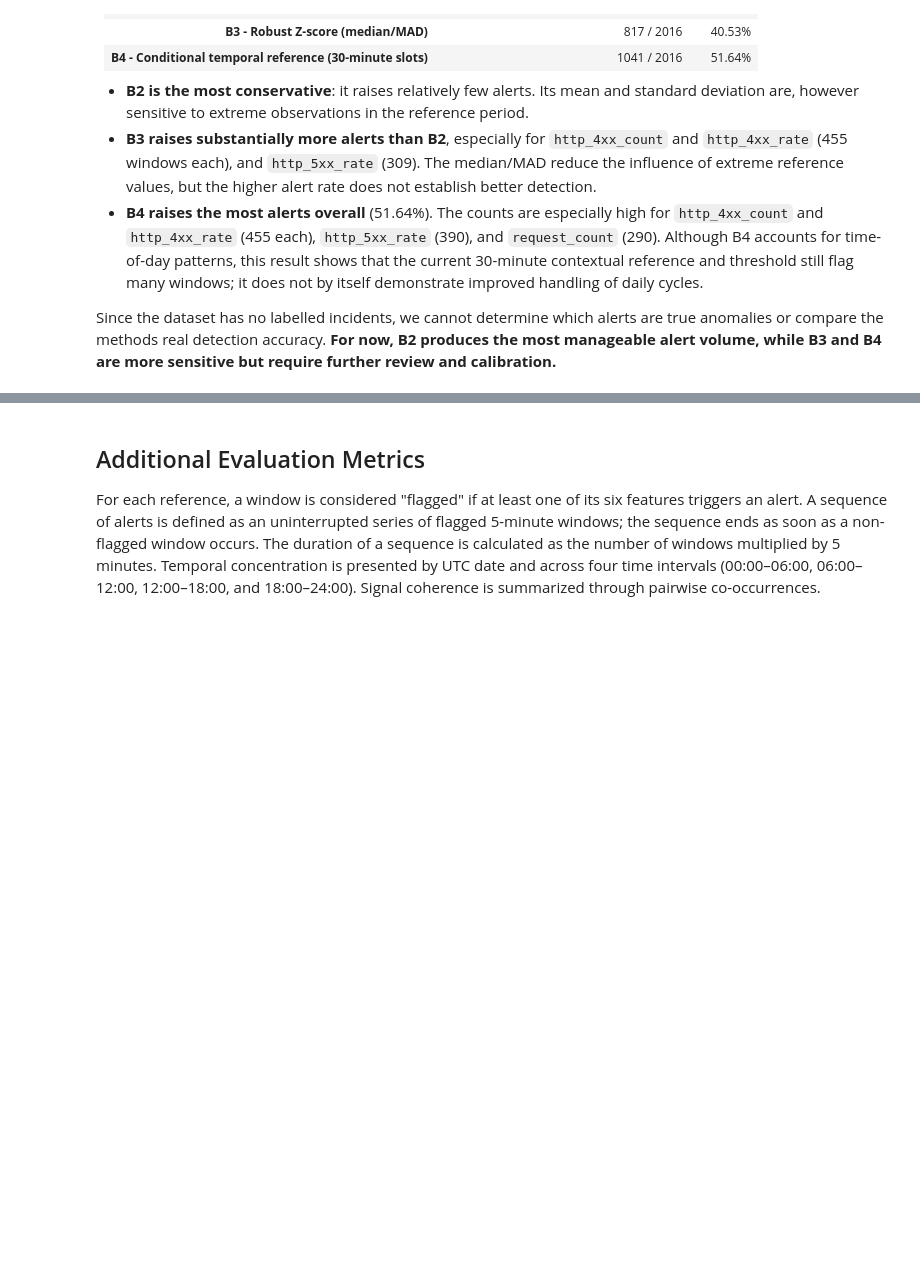
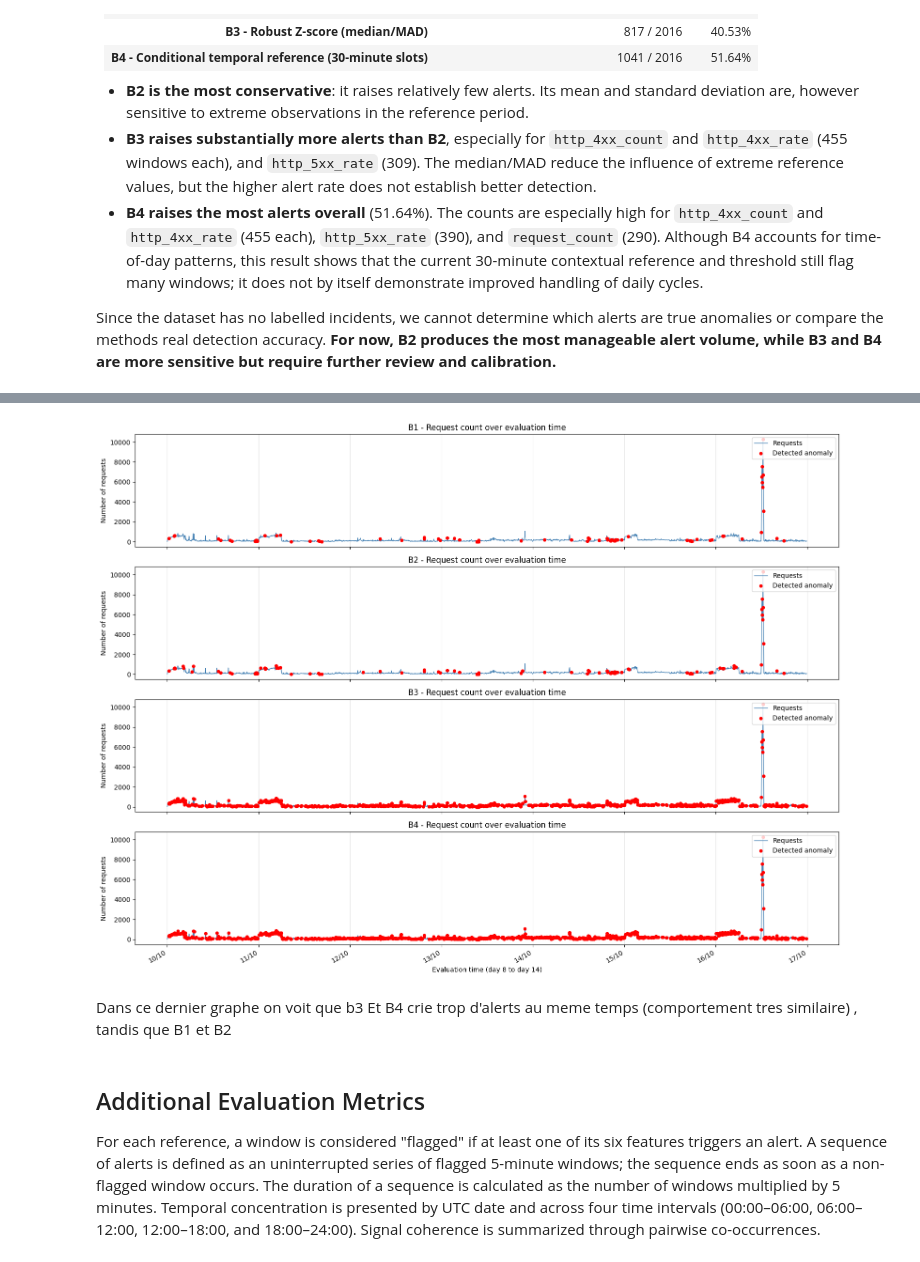
Before and after one commit to astrolabsoftware/fink-api-anomaly-detection, a Jupyter notebook: notebooks/04_baselines_evaluation.ipynb, the cells around one changed output, grey strips where cells are left out. Saved outputs shown, nothing was run; the diff lists cells and outputs as text; code cells hidden in the pictures; blank space fills up the shorter version.

```diff
--- a/notebooks/04_baselines_evaluation.ipynb
+++ b/notebooks/04_baselines_evaluation.ipynb
@@ -175,12 +187,12 @@ The absolute Z-score is calculated using the mean and population standard deviat
 
 **Temporal split (not random):** The first **50% of the chronological windows (days 1-7)** form the reference period, and the **last 50% (days 8-14)** form the evaluation period. Statistics are calculated exclusively on the reference period and then applied to the evaluation period.
 # %%
-split_index = int(len(evaluation_df) * 0.5)
-b2_reference_df = evaluation_df.iloc[:split_index].copy()
-b2_evaluation_df = evaluation_df.iloc[split_index:].copy()
+split_index = int(len(df) * 0.5)
+b2_reference_df = df.iloc[:split_index].copy()
+b2_evaluation_df = df.iloc[split_index:].copy()
 
-print(f"B2 - Reference windows: {len(b2_reference_df)} = {len(b2_reference_df)/len(evaluation_df):.2%} %")
-print(f"B2 - Evaluation windows: {len(b2_evaluation_df)} = {len(b2_evaluation_df)/len(evaluation_df):.2%} %")
+print(f"B2 - Reference windows: {len(b2_reference_df)} = {len(b2_reference_df)/len(df):.2%} %")
+print(f"B2 - Evaluation windows: {len(b2_evaluation_df)} = {len(b2_evaluation_df)/len(df):.2%} %")
 # %% [output]
 B2 - Reference windows: 2016 = 50.00% %
 B2 - Evaluation windows: 2016 = 50.00% %
@@ -463,3 +479,48 @@ Since the dataset has no labelled incidents, we cannot determine which alerts ar
+# %%
+b1_evaluation_predictions = b2_evaluation_df[["timestamp", "request_count"]].merge(
+    predictions_df[["timestamp", "is_anomaly"]],
+    on="timestamp",
+    how="left",
+    validate="one_to_one",
+)
+
+baseline_request_flags = {
+    "B1": b1_evaluation_predictions["is_anomaly"].fillna(False).to_numpy(),
+    "B2": flag_matrix.any(axis=1).to_numpy(),
+    "B3": b3_flag_matrix.any(axis=1).to_numpy(),
+    "B4": b4_flag_matrix.any(axis=1).to_numpy(),
+}
+
+fig, axes = plt.subplots(4, 1, figsize=(16, 12), sharex=True)
+request_timestamps = pd.to_datetime(b2_evaluation_df["timestamp"]).reset_index(drop=True)
+request_counts = b2_evaluation_df["request_count"].reset_index(drop=True)
+
+for ax, (baseline_name, anomaly_flags) in zip(axes, baseline_request_flags.items()):
+    anomaly_mask = pd.Series(anomaly_flags)
+    ax.plot(request_timestamps, request_counts, color="steelblue", linewidth=1, label="Requests")
+    flagged = anomaly_mask.to_numpy(dtype=bool)
+    ax.scatter(
+        request_timestamps[flagged],
+        request_counts[flagged],
+        color="red",
+        s=18,
+        label="Detected anomaly",
+        zorder=3,
+    )
+    ax.set_title(f"{baseline_name} - Request count over evaluation time")
+    ax.set_ylabel("Number of requests")
+    ax.grid(axis="x", alpha=0.3)
+    ax.legend(loc="upper right")
+
+axes[-1].set_xlabel("Evaluation time (day 8 to day 14)")
+axes[-1].xaxis.set_major_formatter(mdates.DateFormatter("%d/%m"))
+fig.autofmt_xdate()
+plt.tight_layout()
+plt.show()
+# %% [output]
+[figure, added]
+# %% [markdown]
+Dans ce dernier graphe on voit que b3 Et B4 crie trop d'alerts au meme temps (comportement tres similaire) , tandis que B1 et B2
 # %% [markdown]
 ## Additional Evaluation Metrics
 
```
Also changed, not shown: parts of 7 cells of this notebook.
